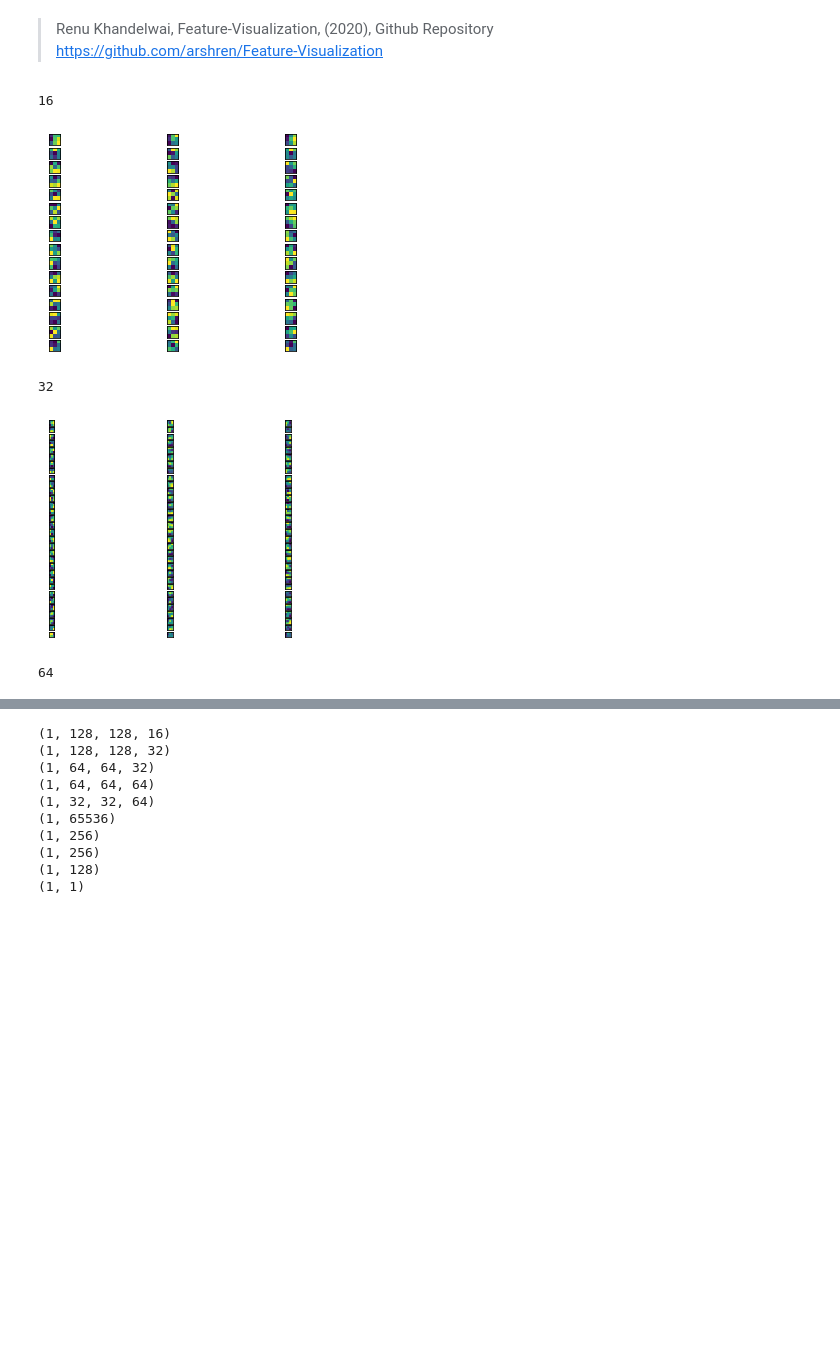
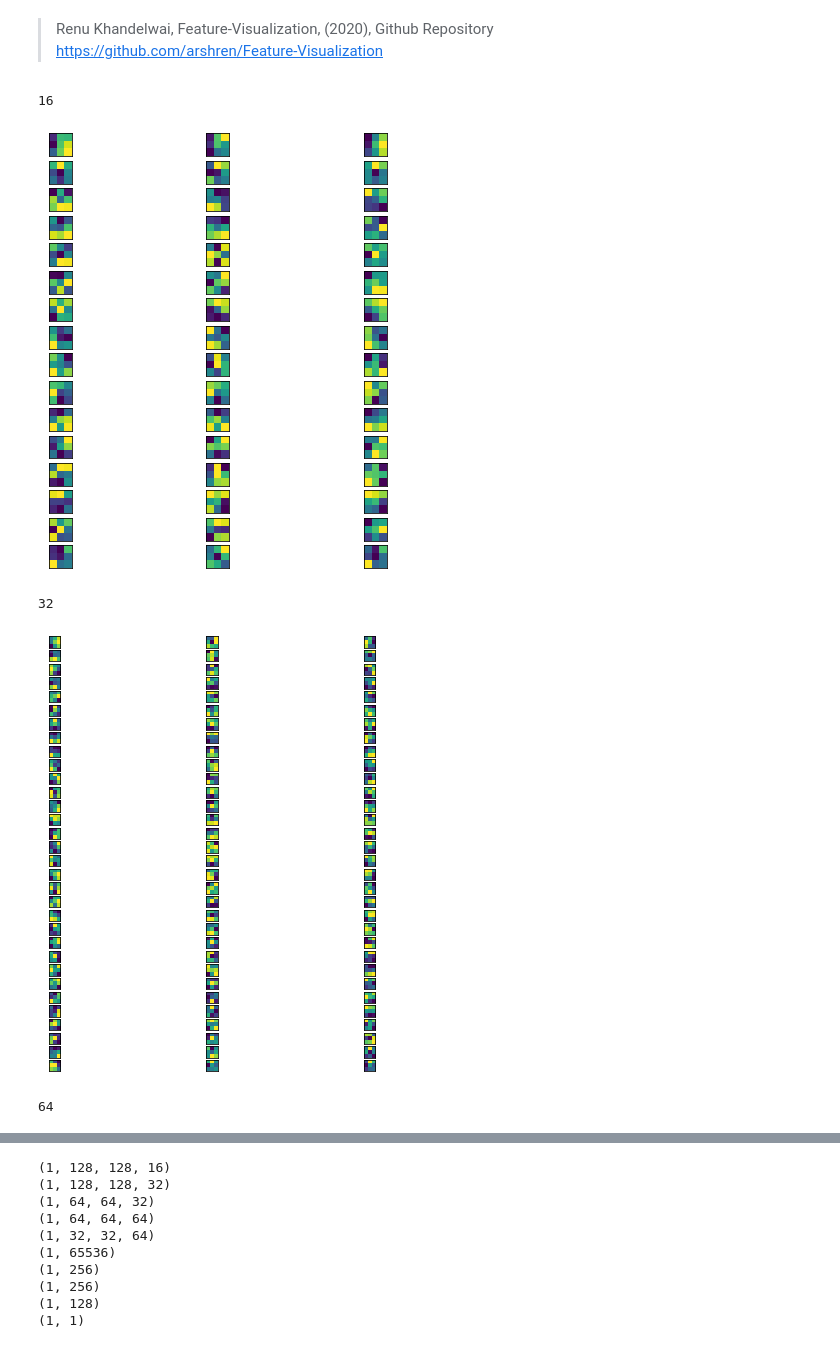
Before and after one commit to culotta2/deepFakeCNN, a Jupyter notebook: LayerVisualization.ipynb, the cells around one changed output, grey strips where cells are left out. Drawn from its saved outputs; the diff is of its cells as text; code cells hidden in the pictures; blank space fills up the shorter version.

```diff
--- a/LayerVisualization.ipynb
+++ b/LayerVisualization.ipynb
@@ -13,31 +13,32 @@ model = LDM.LoadDeepfakeModel()
 # %%
 #Iterate thru all the layers of the model
 for layer in model.layers:
     if 'conv' in layer.name:
+        plt.figure(figsize = (8,8))
         weights, bias= layer.get_weights()
         #print(layer.name, filters.shape)
 
         #normalize filter values between  0 and 1 for visualization
         f_min, f_max = weights.min(), weights.max()
         filters = (weights - f_min) / (f_max - f_min)
         print(filters.shape[3])
         filter_cnt=1
 
         #plotting all the filters
         for i in range(filters.shape[3]):
             #get the filters
             filt=filters[:,:,:, i]
             #plotting each of the channel, color image RGB channels
             for j in range(filters.shape[0]):
                 ax= plt.subplot(filters.shape[3], filters.shape[0], filter_cnt  )
                 ax.set_xticks([])
                 ax.set_yticks([])
                 plt.imshow(filt[:,:, j])
                 filter_cnt+=1
         plt.show()
 # %% [output]
 16
-[figure, old version]
+[figure, new version]
 32
-[figure, old version]
+[figure, new version]
 64
```
Also changed, not shown: parts of 1 cell of this notebook, 5 other files.
